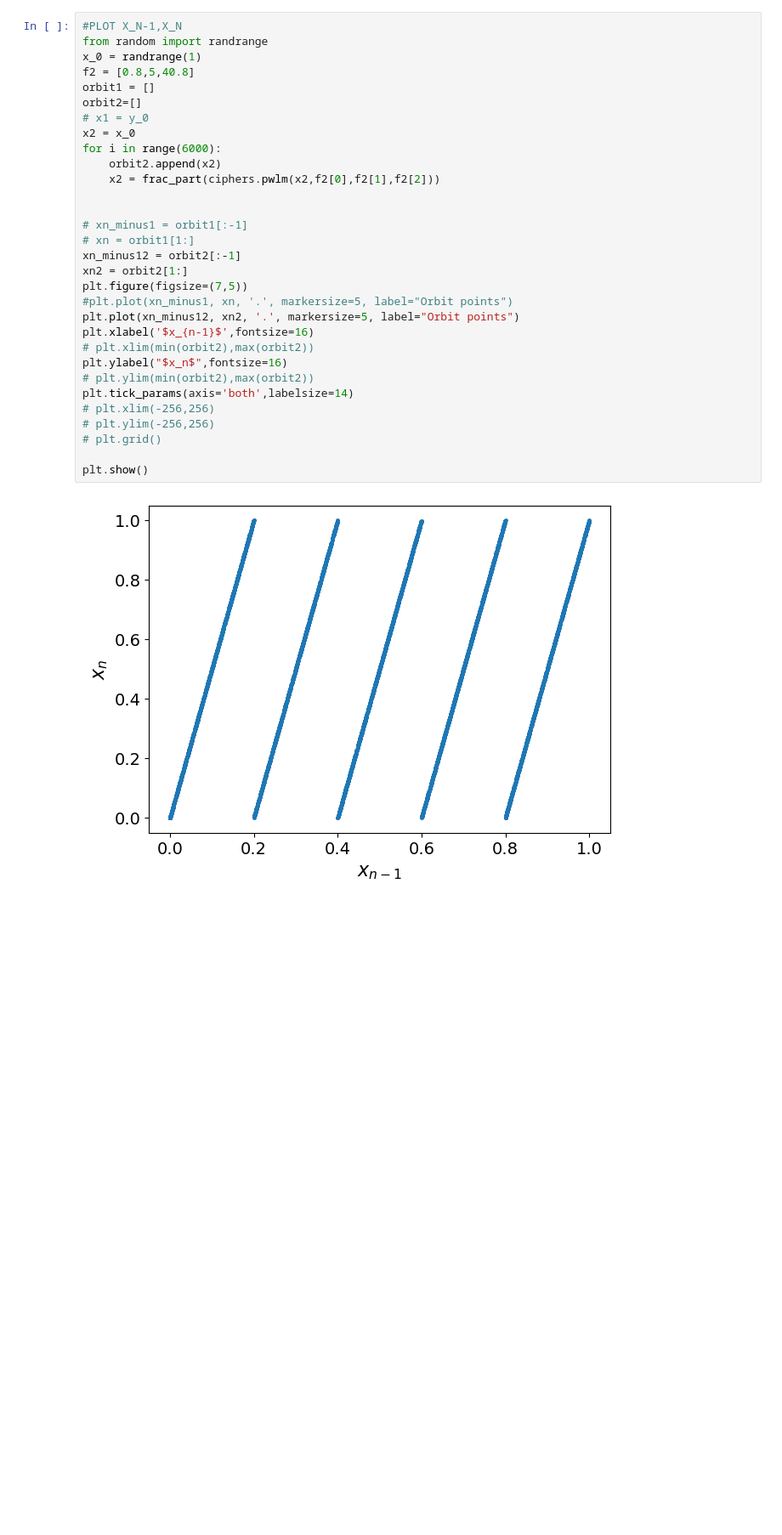
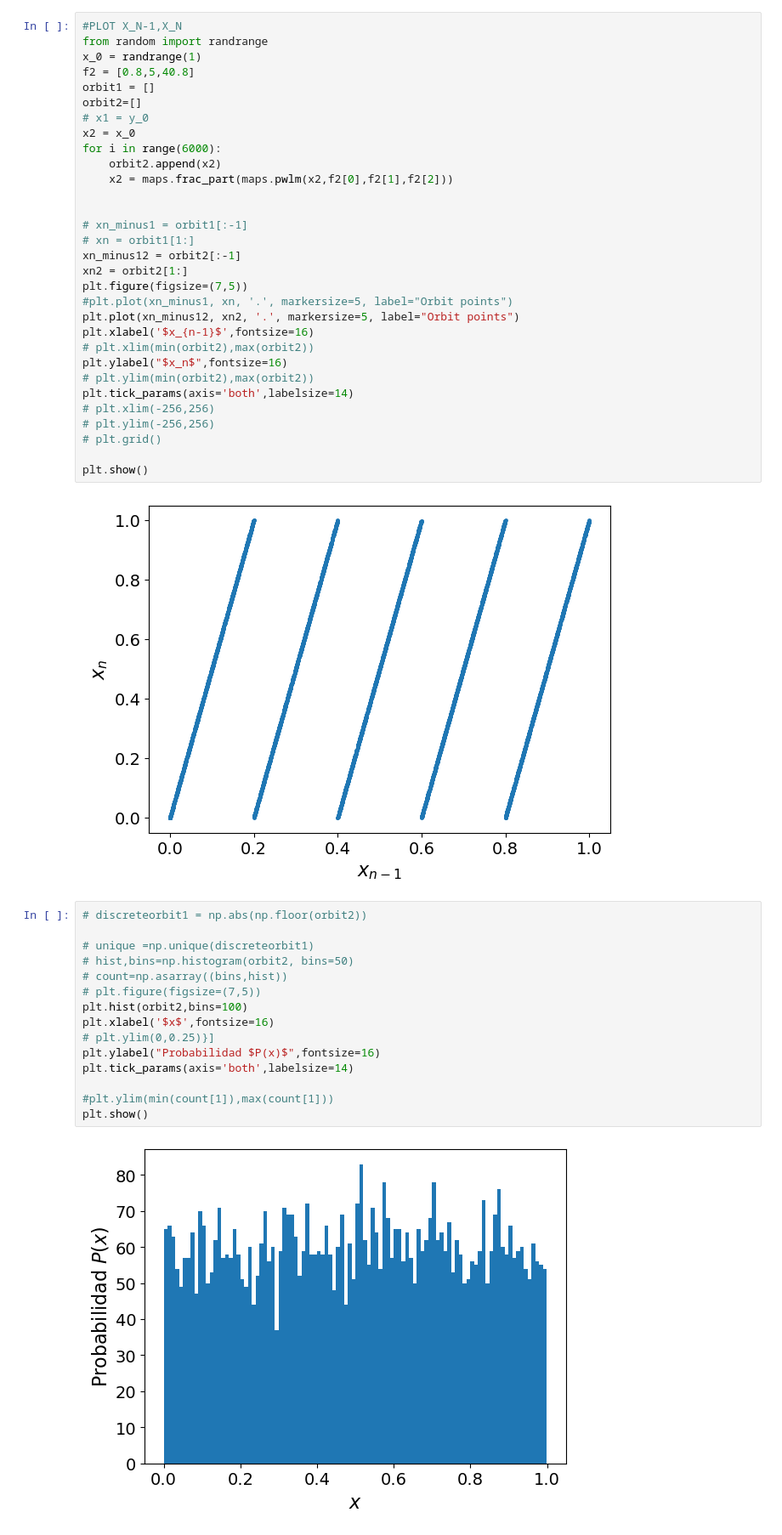
Before and after one commit to AlbertoSegura24/chaos_cryptography, a Jupyter notebook: chaos_generate.ipynb, the cells around one changed output. Shown: that part at 85% size. Drawn from its saved outputs; the diff is of its cells as text; blank space fills up the shorter version.

```diff
--- a/chaos_generate.ipynb
+++ b/chaos_generate.ipynb
@@ -159,7 +118,7 @@ orbit2=[]
 x2 = x_0
 for i in range(6000):
     orbit2.append(x2)
-    x2 = frac_part(ciphers.pwlm(x2,f2[0],f2[1],f2[2]))
+    x2 = maps.frac_part(maps.pwlm(x2,f2[0],f2[1],f2[2]))
 
 
 # xn_minus1 = orbit1[:-1]
@@ -181,3 +140,20 @@ plt.tick_params(axis='both',labelsize=14)
 plt.show()
 # %% [output]
 [figure]
+# %%
+# discreteorbit1 = np.abs(np.floor(orbit2))
+
+# unique =np.unique(discreteorbit1)
+# hist,bins=np.histogram(orbit2, bins=50)
+# count=np.asarray((bins,hist))
+# plt.figure(figsize=(7,5))
+plt.hist(orbit2,bins=100)
+plt.xlabel('$x$',fontsize=16)
+# plt.ylim(0,0.25)}]
+plt.ylabel("Probabilidad $P(x)$",fontsize=16)
+plt.tick_params(axis='both',labelsize=14)
+
+#plt.ylim(min(count[1]),max(count[1]))
+plt.show()
+# %% [output]
+[figure, added]
```
Also changed, not shown: parts of 16 cells of this notebook, 2 other files.
